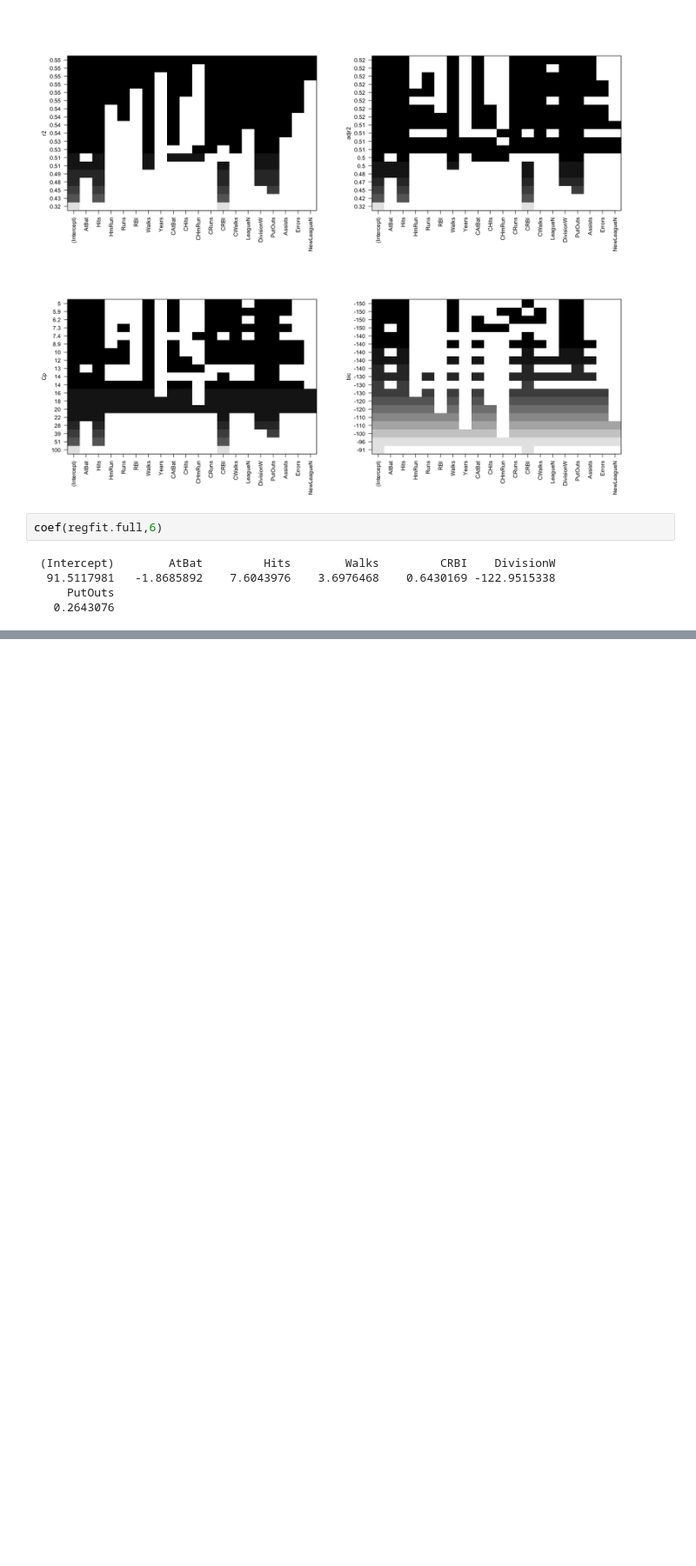
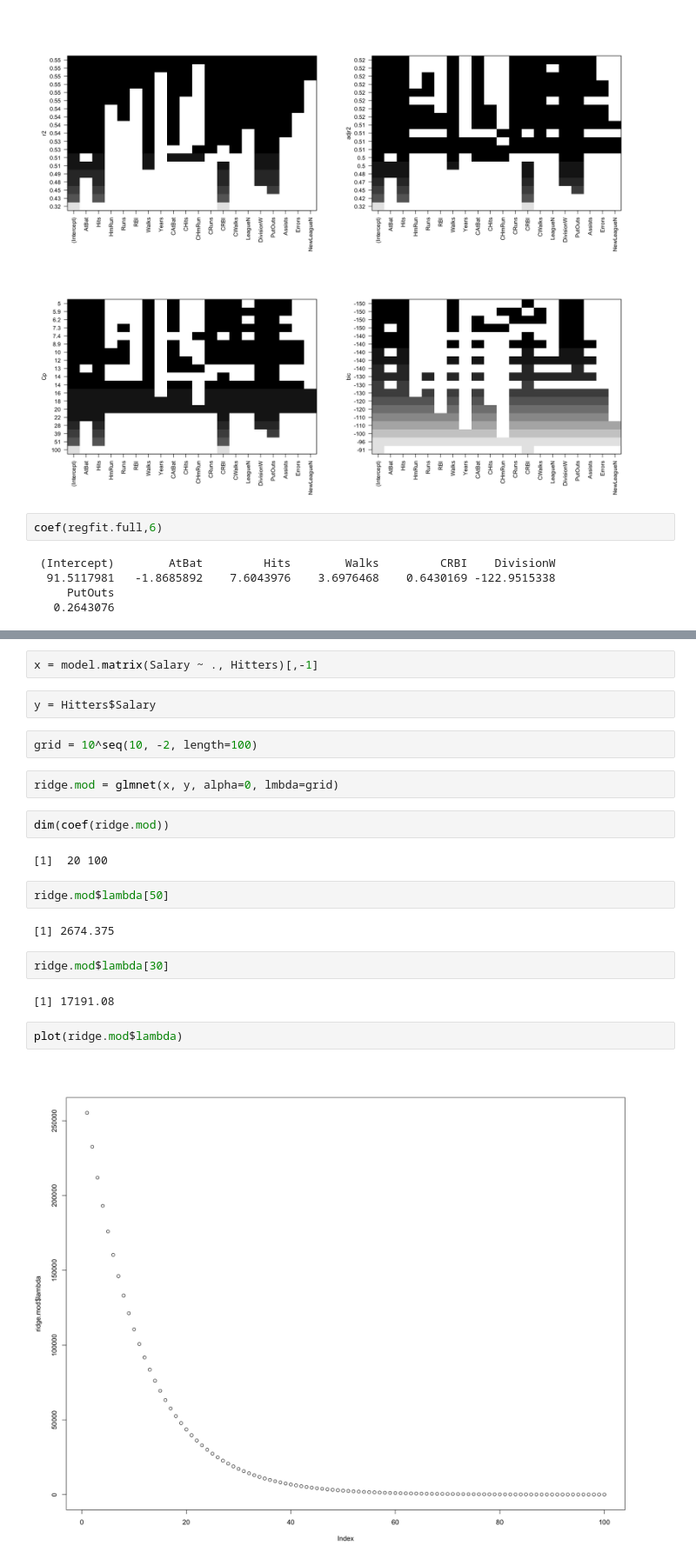
Before and after one commit to SwiftProjectOrganization/ISLR2, a Jupyter notebook: Labs/Lab06.ipynb, the cells around one changed output, grey strips where cells are left out. Shown at 87% size. Saved outputs shown, nothing was run; the diff lists cells and outputs as text; blank space fills up the shorter version.

```diff
--- a/Labs/Lab06.ipynb
+++ b/Labs/Lab06.ipynb
@@ -148,0 +160,24 @@ coef(regfit.full,6)
+# %%
+x = model.matrix(Salary ~ ., Hitters)[,-1]
+# %%
+y = Hitters$Salary
+# %%
+grid = 10^seq(10, -2, length=100)
+# %%
+ridge.mod = glmnet(x, y, alpha=0, lmbda=grid)
+# %%
+dim(coef(ridge.mod))
+# %% [output]
+[1]  20 100
+# %%
+ridge.mod$lambda[50]
+# %% [output]
+[1] 2674.375
+# %%
+ridge.mod$lambda[30]
+# %% [output]
+[1] 17191.08
+# %%
+plot(ridge.mod$lambda)
+# %% [output]
+[figure, added]
```
Also changed, not shown: parts of 21 cells of this notebook, 3 other files.
